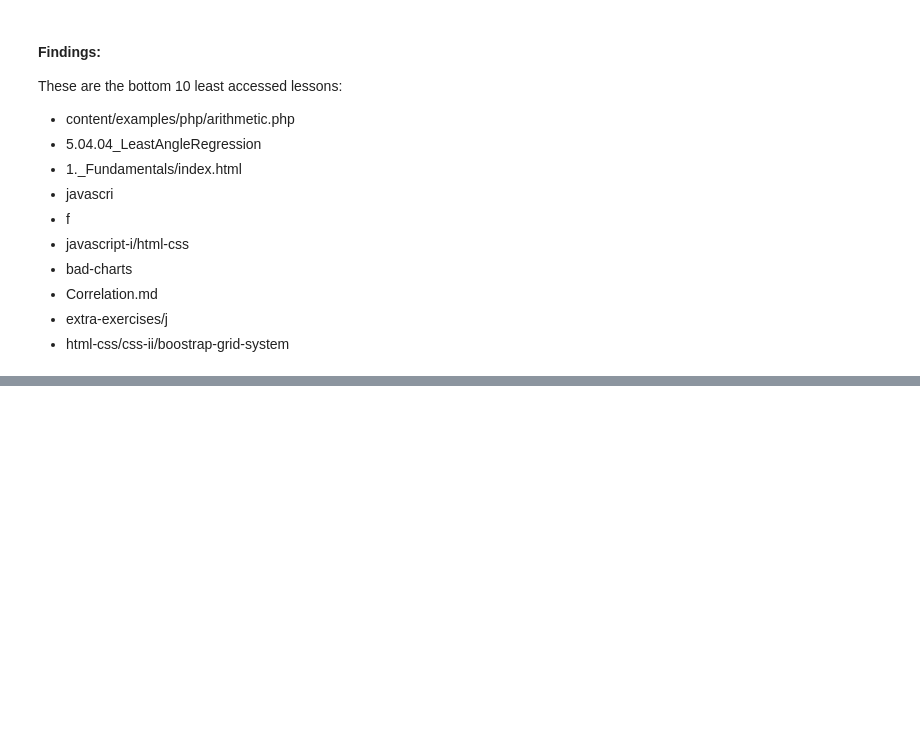
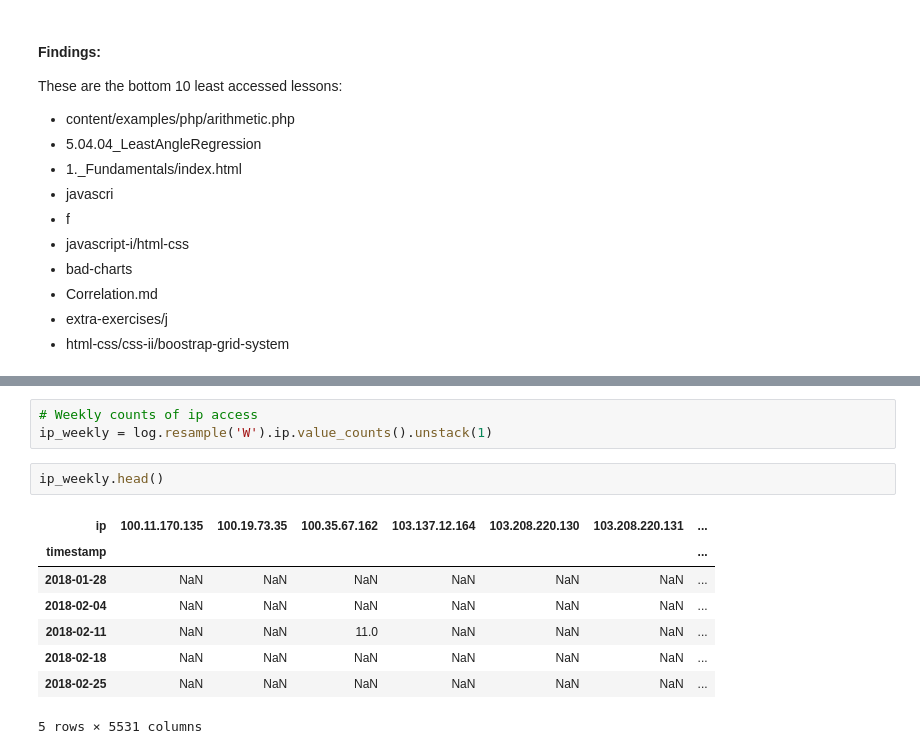
Before and after one commit to jeffakins/anomaly_detection_project, a Jupyter notebook: anomaly_detection_project.ipynb, the cells around one changed output, grey strips where cells are left out. Drawn from its saved outputs; the diff is of its cells as text; blank space fills up the shorter version.

```diff
--- a/anomaly_detection_project.ipynb
+++ b/anomaly_detection_project.ipynb
@@ -577,0 +615,14 @@ These are the bottom 10 least accessed lessons:
+# %%
+# Weekly counts of ip access
+ip_weekly = log.resample('W').ip.value_counts().unstack(1)
+# %%
+ip_weekly.head()
+# %% [output]
+| ip | 100.11.170.135 | 100.19.73.35 | 100.35.67.162 | 103.137.12.164 | 103.208.220.130 | 103.208.220.131 | ... |
+| timestamp |  |  |  |  |  |  | ... |
+| 2018-01-28 | NaN | NaN | NaN | NaN | NaN | NaN | ... |
+| 2018-02-04 | NaN | NaN | NaN | NaN | NaN | NaN | ... |
+| 2018-02-11 | NaN | NaN | 11.0 | NaN | NaN | NaN | ... |
+| 2018-02-18 | NaN | NaN | NaN | NaN | NaN | NaN | ... |
+| 2018-02-25 | NaN | NaN | NaN | NaN | NaN | NaN | ... |
+5 rows × 5531 columns
```
Also changed, not shown: parts of 16 cells of this notebook.
